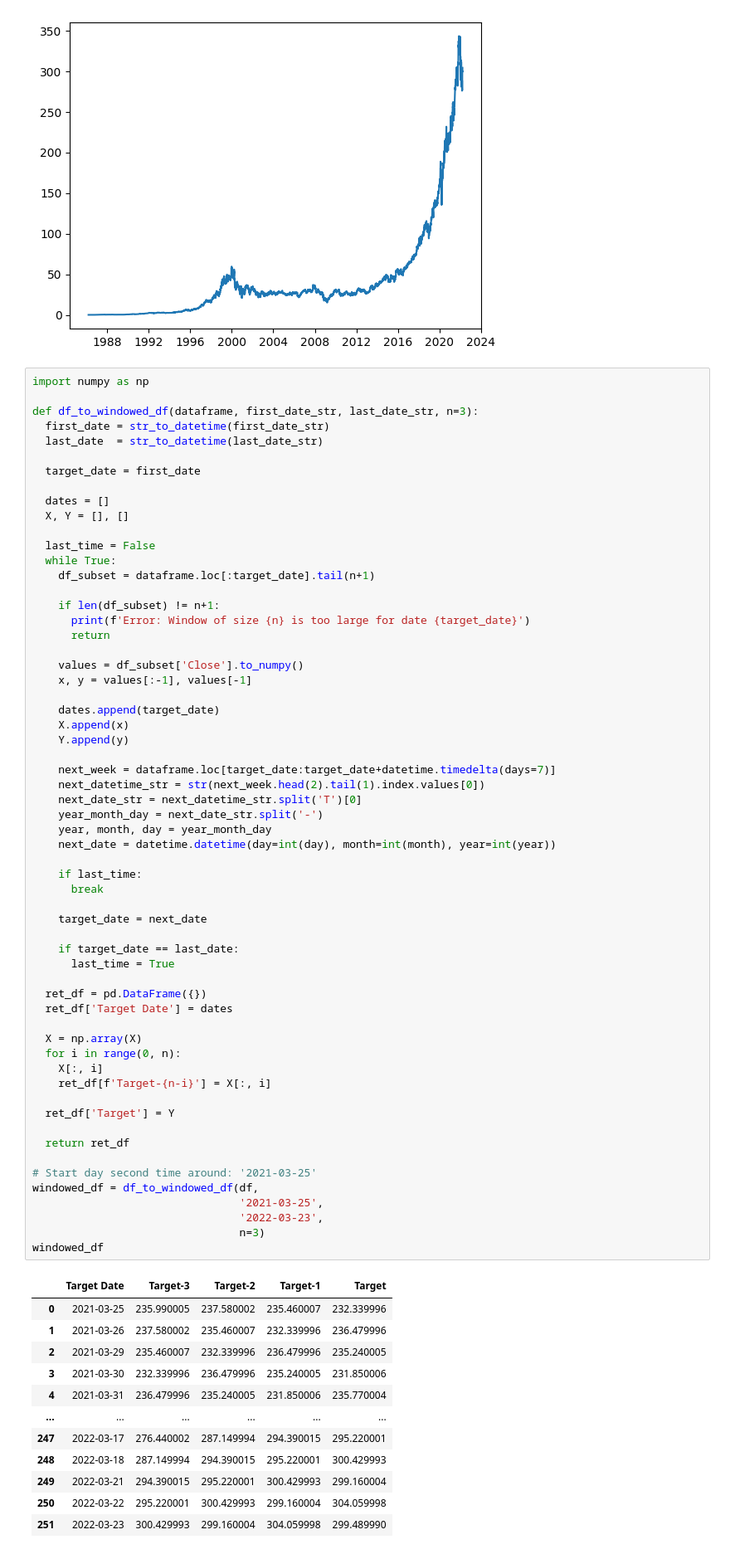
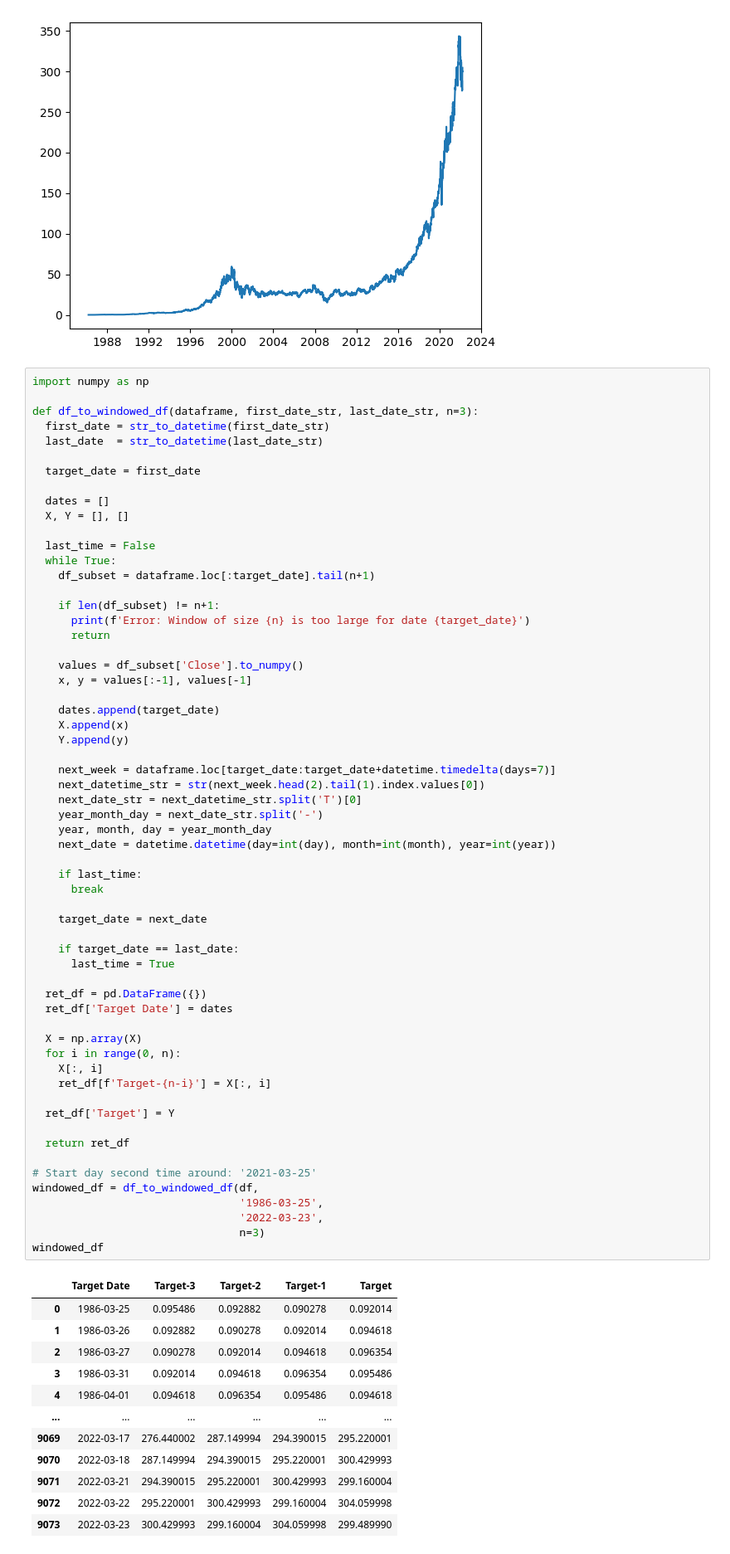
Before and after one commit to ywchanna2001/Stock-price-prediction-with-LSTM, a Jupyter notebook: Microsoftsock_forecasting_with_LSTMs.ipynb, the cells around one changed output. Shown at 83% size. Drawn from its saved outputs; the diff is of its cells as text.

```diff
--- a/Microsoftsock_forecasting_with_LSTMs.ipynb
+++ b/Microsoftsock_forecasting_with_LSTMs.ipynb
@@ -131,42 +131,42 @@ def df_to_windowed_df(dataframe, first_date_str, last_date_str, n=3):
     year, month, day = year_month_day
     next_date = datetime.datetime(day=int(day), month=int(month), year=int(year))
 
     if last_time:
       break
 
     target_date = next_date
 
     if target_date == last_date:
       last_time = True
 
   ret_df = pd.DataFrame({})
   ret_df['Target Date'] = dates
 
   X = np.array(X)
   for i in range(0, n):
     X[:, i]
     ret_df[f'Target-{n-i}'] = X[:, i]
 
   ret_df['Target'] = Y
 
   return ret_df
 
 # Start day second time around: '2021-03-25'
 windowed_df = df_to_windowed_df(df,
-                                '2021-03-25',
+                                '1986-03-25',
                                 '2022-03-23',
                                 n=3)
 windowed_df
 # %% [output]
 |  | Target Date | Target-3 | Target-2 | Target-1 | Target |
-| 0 | 2021-03-25 | 235.990005 | 237.580002 | 235.460007 | 232.339996 |
-| 1 | 2021-03-26 | 237.580002 | 235.460007 | 232.339996 | 236.479996 |
-| 2 | 2021-03-29 | 235.460007 | 232.339996 | 236.479996 | 235.240005 |
-| 3 | 2021-03-30 | 232.339996 | 236.479996 | 235.240005 | 231.850006 |
-| 4 | 2021-03-31 | 236.479996 | 235.240005 | 231.850006 | 235.770004 |
+| 0 | 1986-03-25 | 0.095486 | 0.092882 | 0.090278 | 0.092014 |
+| 1 | 1986-03-26 | 0.092882 | 0.090278 | 0.092014 | 0.094618 |
+| 2 | 1986-03-27 | 0.090278 | 0.092014 | 0.094618 | 0.096354 |
+| 3 | 1986-03-31 | 0.092014 | 0.094618 | 0.096354 | 0.095486 |
+| 4 | 1986-04-01 | 0.094618 | 0.096354 | 0.095486 | 0.094618 |
 | ... | ... | ... | ... | ... | ... |
-| 247 | 2022-03-17 | 276.440002 | 287.149994 | 294.390015 | 295.220001 |
-| 248 | 2022-03-18 | 287.149994 | 294.390015 | 295.220001 | 300.429993 |
-| 249 | 2022-03-21 | 294.390015 | 295.220001 | 300.429993 | 299.160004 |
-| 250 | 2022-03-22 | 295.220001 | 300.429993 | 299.160004 | 304.059998 |
-| 251 | 2022-03-23 | 300.429993 | 299.160004 | 304.059998 | 299.489990 |
+| 9069 | 2022-03-17 | 276.440002 | 287.149994 | 294.390015 | 295.220001 |
+| 9070 | 2022-03-18 | 287.149994 | 294.390015 | 295.220001 | 300.429993 |
+| 9071 | 2022-03-21 | 294.390015 | 295.220001 | 300.429993 | 299.160004 |
+| 9072 | 2022-03-22 | 295.220001 | 300.429993 | 299.160004 | 304.059998 |
+| 9073 | 2022-03-23 | 300.429993 | 299.160004 | 304.059998 | 299.489990 |
```
Also changed, not shown: parts of 8 cells of this notebook.
